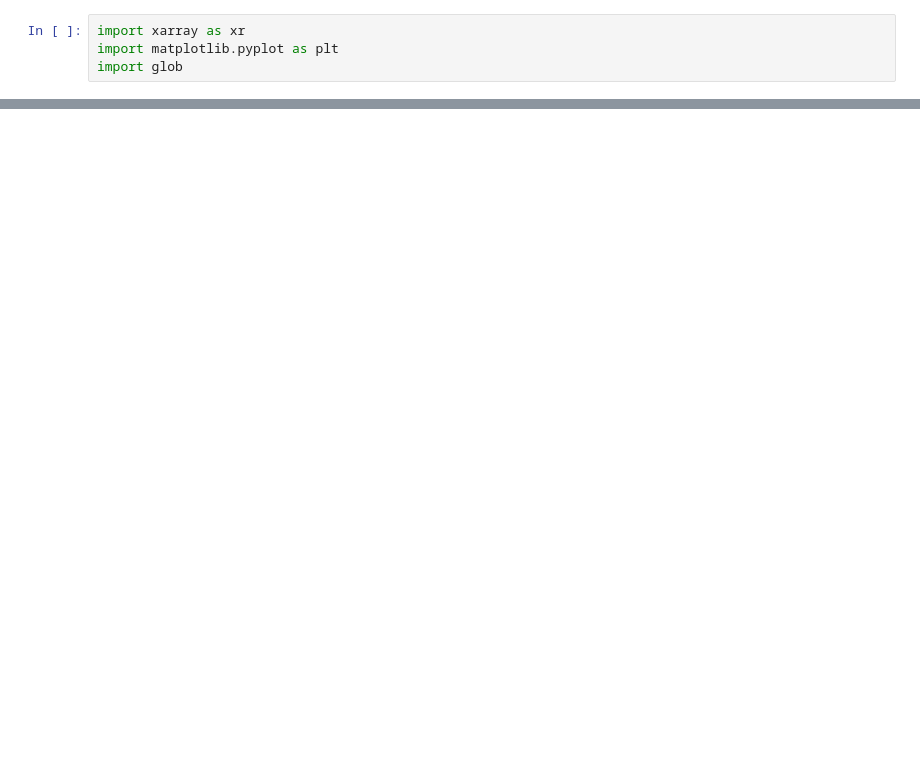
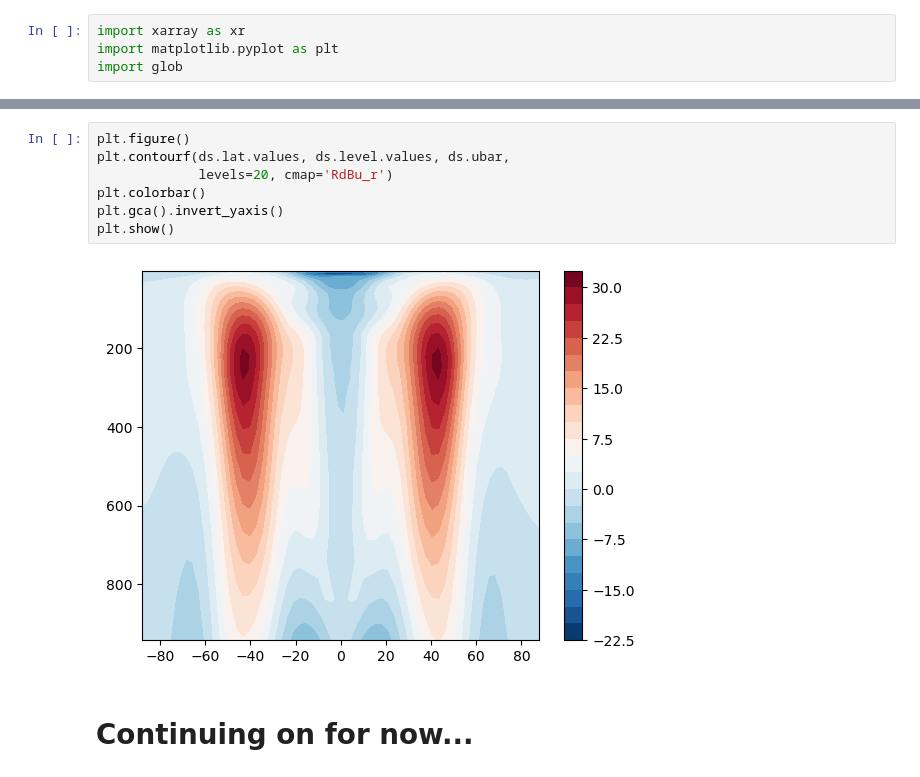
Before and after one commit to Caturrell/eddy_feedback, a Jupyter notebook: isca/exploring/held_suarez.ipynb, the cells around one changed output, grey strips where cells are left out. Cells and saved outputs as stored; diff of their text form; blank space fills up the shorter version.

```diff
--- a/isca/exploring/held_suarez.ipynb
+++ b/isca/exploring/held_suarez.ipynb
@@ -28,0 +76,11 @@ Coordinates:
+# %%
+plt.figure()
+plt.contourf(ds.lat.values, ds.level.values, ds.ubar,
+             levels=20, cmap='RdBu_r')
+plt.colorbar()
+plt.gca().invert_yaxis()
+plt.show()
+# %% [output]
+[figure, added]
+# %% [markdown]
+# Continuing on for now...
```
Also changed, not shown: parts of 10 cells of this notebook, 2 other files.
